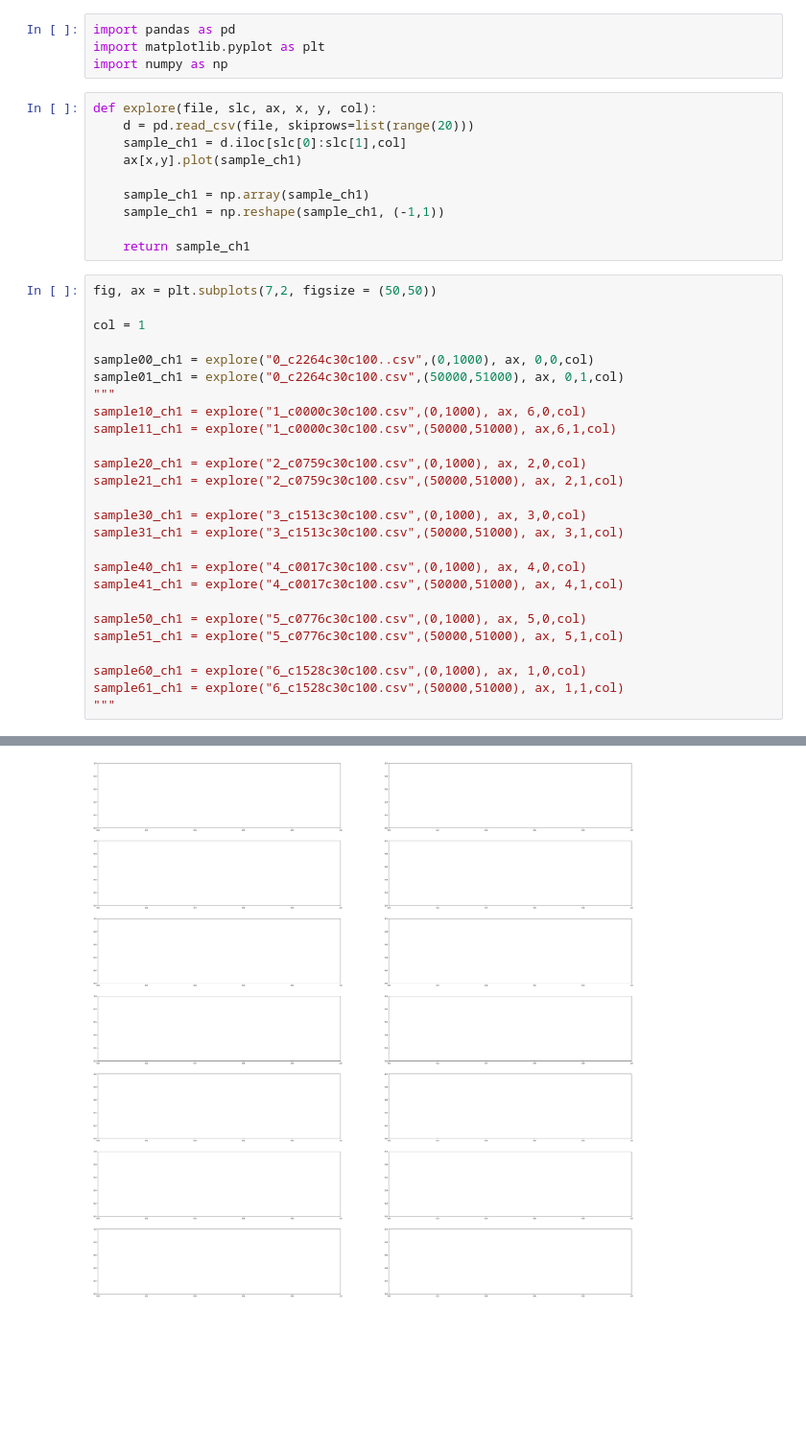
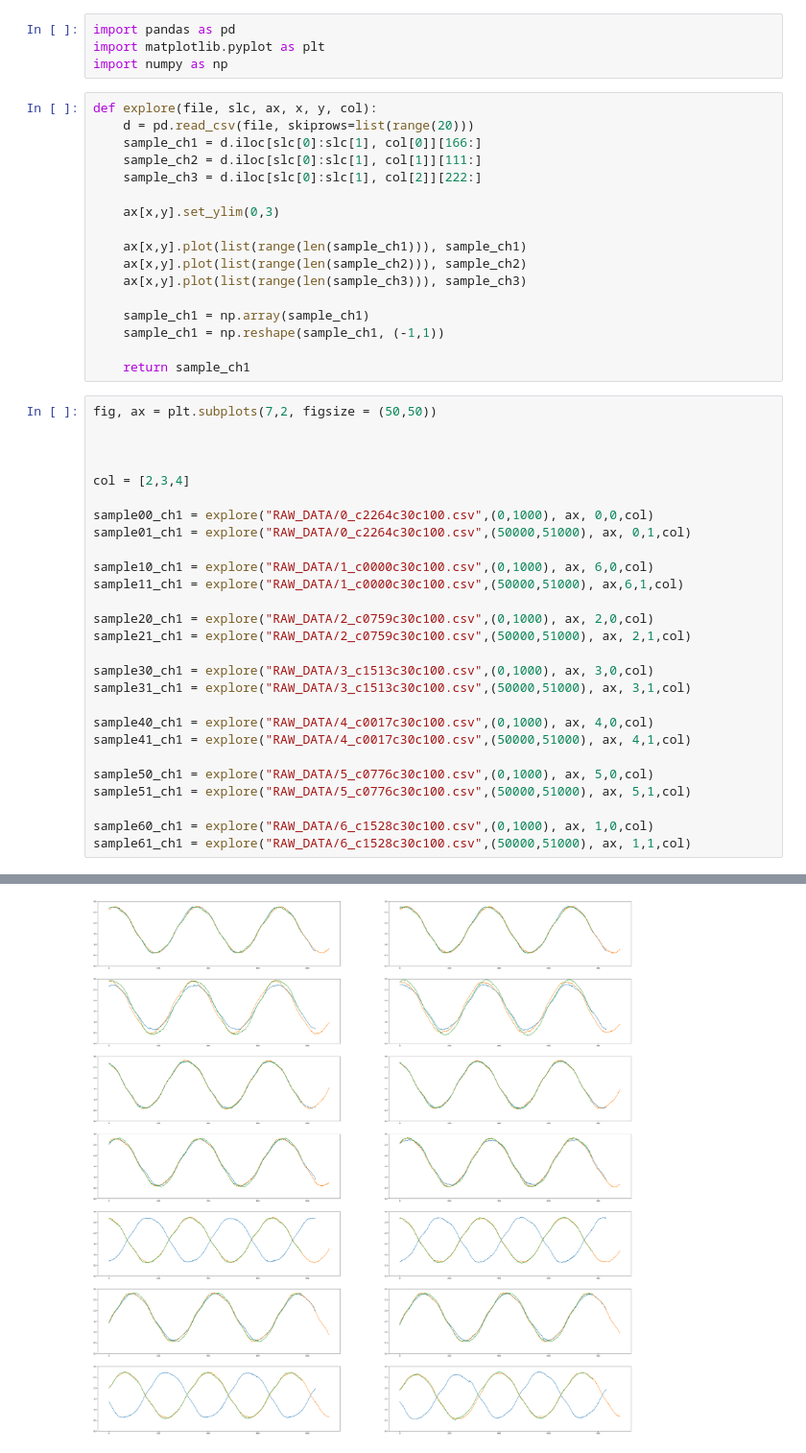
Before and after one commit to KLohithSaradhi/Induction-Motor-Fault-Classification, a Jupyter notebook: Exploration.ipynb, the cells around one changed output, grey strips where cells are left out. Shown at 96% size. Cells and saved outputs as stored; diff of their text form; blank space fills up the shorter version.

```diff
--- a/Exploration.ipynb
+++ b/Exploration.ipynb
@@ -5,8 +5,15 @@ import numpy as np
 # %%
 def explore(file, slc, ax, x, y, col):
     d = pd.read_csv(file, skiprows=list(range(20)))
-    sample_ch1 = d.iloc[slc[0]:slc[1],col]
-    ax[x,y].plot(sample_ch1)
+    sample_ch1 = d.iloc[slc[0]:slc[1], col[0]][166:]
+    sample_ch2 = d.iloc[slc[0]:slc[1], col[1]][111:]
+    sample_ch3 = d.iloc[slc[0]:slc[1], col[2]][222:]
+
+    ax[x,y].set_ylim(0,3)
+
+    ax[x,y].plot(list(range(len(sample_ch1))), sample_ch1)
+    ax[x,y].plot(list(range(len(sample_ch2))), sample_ch2)
+    ax[x,y].plot(list(range(len(sample_ch3))), sample_ch3)
 
     sample_ch1 = np.array(sample_ch1)
     sample_ch1 = np.reshape(sample_ch1, (-1,1))
@@ -15,27 +22,28 @@ def explore(file, slc, ax, x, y, col):
 # %%
 fig, ax = plt.subplots(7,2, figsize = (50,50))
 
-col = 1
 
-sample00_ch1 = explore("0_c2264c30c100..csv",(0,1000), ax, 0,0,col)
-sample01_ch1 = explore("0_c2264c30c100.csv",(50000,51000), ax, 0,1,col)
-"""
-sample10_ch1 = explore("1_c0000c30c100.csv",(0,1000), ax, 6,0,col)
-sample11_ch1 = explore("1_c0000c30c100.csv",(50000,51000), ax,6,1,col)
 
-sample20_ch1 = explore("2_c0759c30c100.csv",(0,1000), ax, 2,0,col)
-sample21_ch1 = explore("2_c0759c30c100.csv",(50000,51000), ax, 2,1,col)
+col = [2,3,4]
 
-sample30_ch1 = explore("3_c1513c30c100.csv",(0,1000), ax, 3,0,col)
-sample31_ch1 = explore("3_c1513c30c100.csv",(50000,51000), ax, 3,1,col)
+sample00_ch1 = explore("RAW_DATA/0_c2264c30c100.csv",(0,1000), ax, 0,0,col)
+sample01_ch1 = explore("RAW_DATA/0_c2264c30c100.csv",(50000,51000), ax, 0,1,col)
 
-sample40_ch1 = explore("4_c0017c30c100.csv",(0,1000), ax, 4,0,col)
-sample41_ch1 = explore("4_c0017c30c100.csv",(50000,51000), ax, 4,1,col)
+sample10_ch1 = explore("RAW_DATA/1_c0000c30c100.csv",(0,1000), ax, 6,0,col)
+sample11_ch1 = explore("RAW_DATA/1_c0000c30c100.csv",(50000,51000), ax,6,1,col)
 
-sample50_ch1 = explore("5_c0776c30c100.csv",(0,1000), ax, 5,0,col)
-sample51_ch1 = explore("5_c0776c30c100.csv",(50000,51000), ax, 5,1,col)
+sample20_ch1 = explore("RAW_DATA/2_c0759c30c100.csv",(0,1000), ax, 2,0,col)
+sample21_ch1 = explore("RAW_DATA/2_c0759c30c100.csv",(50000,51000), ax, 2,1,col)
 
-sample60_ch1 = explore("6_c1528c30c100.csv",(0,1000), ax, 1,0,col)
-sample61_ch1 = explore("6_c1528c30c100.csv",(50000,51000), ax, 1,1,col)
-"""
+sample30_ch1 = explore("RAW_DATA/3_c1513c30c100.csv",(0,1000), ax, 3,0,col)
+sample31_ch1 = explore("RAW_DATA/3_c1513c30c100.csv",(50000,51000), ax, 3,1,col)
+
+sample40_ch1 = explore("RAW_DATA/4_c0017c30c100.csv",(0,1000), ax, 4,0,col)
+sample41_ch1 = explore("RAW_DATA/4_c0017c30c100.csv",(50000,51000), ax, 4,1,col)
+
+sample50_ch1 = explore("RAW_DATA/5_c0776c30c100.csv",(0,1000), ax, 5,0,col)
+sample51_ch1 = explore("RAW_DATA/5_c0776c30c100.csv",(50000,51000), ax, 5,1,col)
+
+sample60_ch1 = explore("RAW_DATA/6_c1528c30c100.csv",(0,1000), ax, 1,0,col)
+sample61_ch1 = explore("RAW_DATA/6_c1528c30c100.csv",(50000,51000), ax, 1,1,col)
 # %% [output]
@@ -43 +50 @@ FileNotFoundError: [Errno 2] No such file or directory: '0_c2264c30c100.csv'
-[figure, old version]
+[figure, new version]
```
Also changed, not shown: parts of 9 cells of this notebook.
